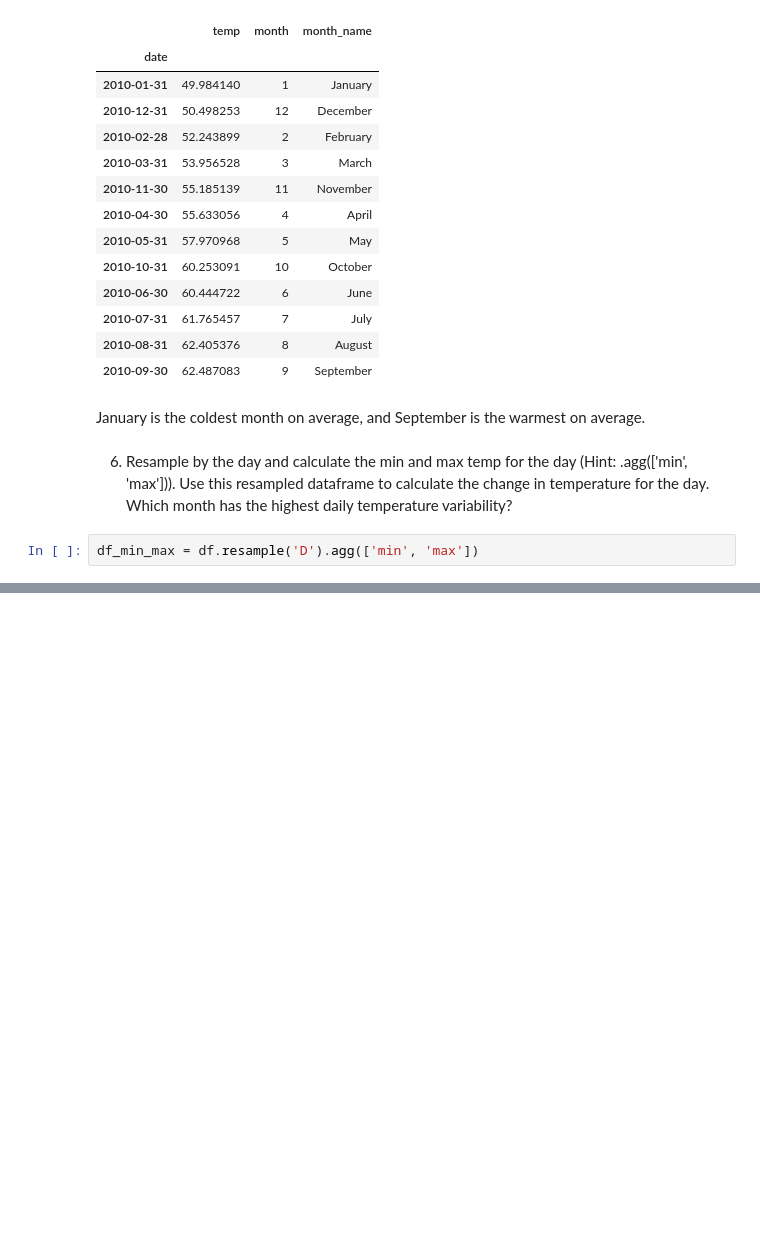
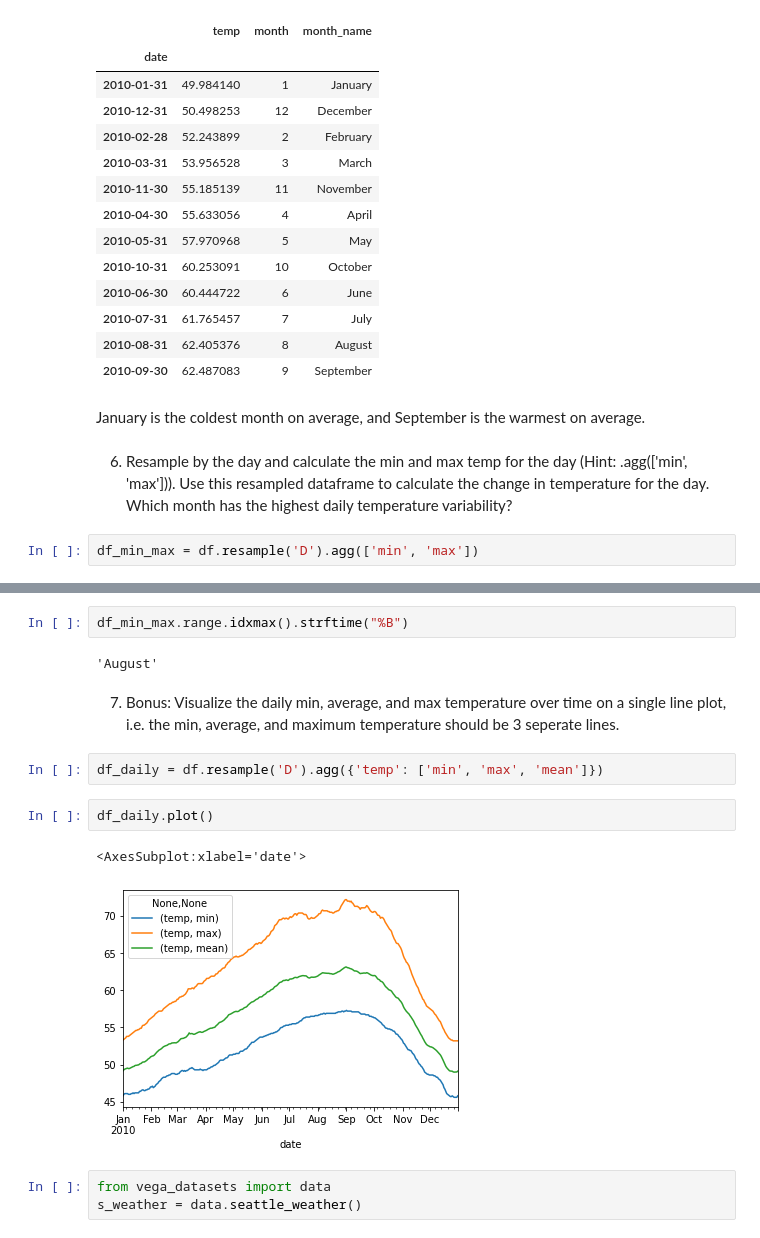
Before and after one commit to watermanbrandyn/time-series-exercises, a Jupyter notebook: working_with_time_series_data.ipynb, the cells around one changed output, grey strips where cells are left out. Saved outputs shown, nothing was run; the diff lists cells and outputs as text; blank space fills up the shorter version.

Commit message:
time series exercises

```diff
--- a/working_with_time_series_data.ipynb
+++ b/working_with_time_series_data.ipynb
@@ -115,0 +153,16 @@ TypeError: unsupported operand type(s) for -: 'method' and 'method'
+# %%
+df_min_max.range.idxmax().strftime("%B")
+# %% [output]
+'August'
+# %% [markdown]
+7. Bonus: Visualize the daily min, average, and max temperature over time on a single line plot, i.e. the min, average, and maximum temperature should be 3 seperate lines.
+# %%
+df_daily = df.resample('D').agg({'temp': ['min', 'max', 'mean']})
+# %%
+df_daily.plot()
+# %% [output]
+<AxesSubplot:xlabel='date'>
+[figure, added]
+# %%
+from vega_datasets import data
+s_weather = data.seattle_weather()
```
Also changed, not shown: parts of 44 cells of this notebook.
